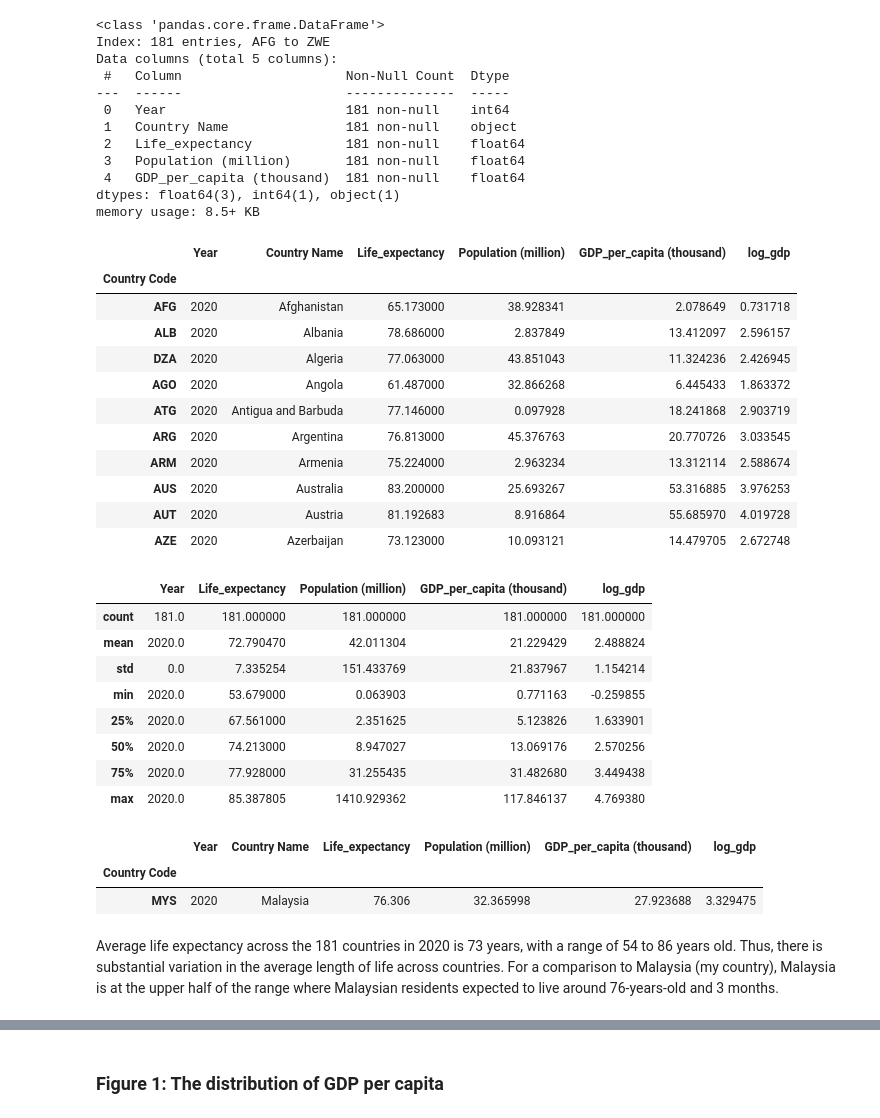
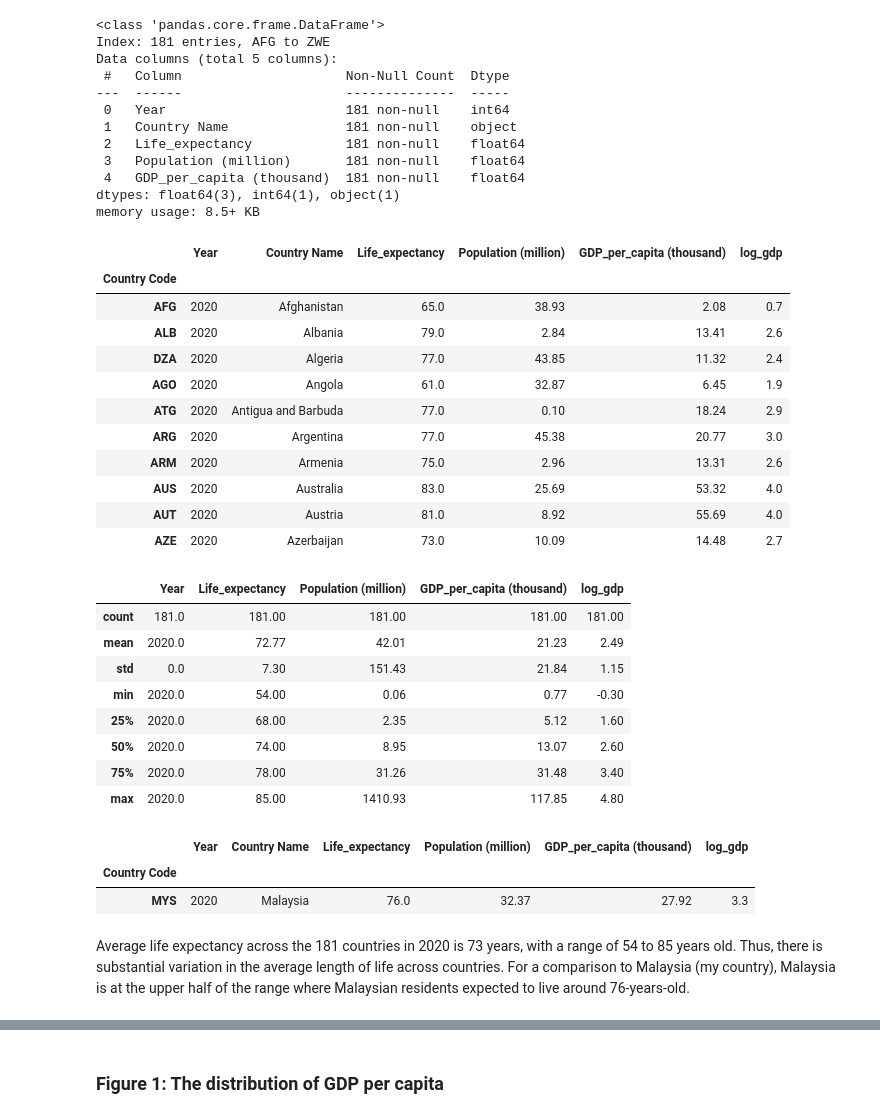
Before and after one commit to fazlanharun/Life-expectancy-and-income-Python, a Jupyter notebook: Life Expectancy and income.ipynb, the cells around one changed output, grey strips where cells are left out. Saved outputs shown, nothing was run; the diff lists cells and outputs as text; code cells hidden in the pictures.

```diff
--- a/Life Expectancy and income.ipynb
+++ b/Life Expectancy and income.ipynb
@@ -199,8 +199,9 @@ Population         0
 GDP_per_capita     0
 dtype: int64
 # %%
-data['Population (million)'] = data['Population']/1000000
-data['GDP_per_capita (thousand)'] = data['GDP_per_capita']/1000
+data['Population (million)'] = round(data['Population']/1000000,2)
+data['GDP_per_capita (thousand)'] = round(data['GDP_per_capita']/1000,2)
+data['Life_expectancy'] = round(data['Life_expectancy'],0)
 data.drop(columns=['GDP_per_capita','Population','Time Code'],inplace=True)
 data.set_index('Country Code',inplace = True)
 data.head()
@@ -242,44 +243,44 @@ dtypes: float64(3), int64(1), object(1)
 memory usage: 8.5+ KB
 # %%
 # Data transformed by taking the natural logarithm, differences in natural logs show percentage differences.
-df["log_gdp"] = np.log(df["GDP_per_capita (thousand)"])
+df["log_gdp"] = round(np.log(df["GDP_per_capita (thousand)"]),1)
 df.head(10)
 # %% [output]
 |  | Year | Country Name | Life_expectancy | Population (million) | GDP_per_capita (thousand) | log_gdp |
 | Country Code |  |  |  |  |  |  |
-| AFG | 2020 | Afghanistan | 65.173000 | 38.928341 | 2.078649 | 0.731718 |
-| ALB | 2020 | Albania | 78.686000 | 2.837849 | 13.412097 | 2.596157 |
-| DZA | 2020 | Algeria | 77.063000 | 43.851043 | 11.324236 | 2.426945 |
-| AGO | 2020 | Angola | 61.487000 | 32.866268 | 6.445433 | 1.863372 |
-| ATG | 2020 | Antigua and Barbuda | 77.146000 | 0.097928 | 18.241868 | 2.903719 |
-| ARG | 2020 | Argentina | 76.813000 | 45.376763 | 20.770726 | 3.033545 |
-| ARM | 2020 | Armenia | 75.224000 | 2.963234 | 13.312114 | 2.588674 |
-| AUS | 2020 | Australia | 83.200000 | 25.693267 | 53.316885 | 3.976253 |
-| AUT | 2020 | Austria | 81.192683 | 8.916864 | 55.685970 | 4.019728 |
-| AZE | 2020 | Azerbaijan | 73.123000 | 10.093121 | 14.479705 | 2.672748 |
+| AFG | 2020 | Afghanistan | 65.0 | 38.93 | 2.08 | 0.7 |
+| ALB | 2020 | Albania | 79.0 | 2.84 | 13.41 | 2.6 |
+| DZA | 2020 | Algeria | 77.0 | 43.85 | 11.32 | 2.4 |
+| AGO | 2020 | Angola | 61.0 | 32.87 | 6.45 | 1.9 |
+| ATG | 2020 | Antigua and Barbuda | 77.0 | 0.10 | 18.24 | 2.9 |
+| ARG | 2020 | Argentina | 77.0 | 45.38 | 20.77 | 3.0 |
+| ARM | 2020 | Armenia | 75.0 | 2.96 | 13.31 | 2.6 |
+| AUS | 2020 | Australia | 83.0 | 25.69 | 53.32 | 4.0 |
+| AUT | 2020 | Austria | 81.0 | 8.92 | 55.69 | 4.0 |
+| AZE | 2020 | Azerbaijan | 73.0 | 10.09 | 14.48 | 2.7 |
 # %%
 #let see descriptive statistics of the dataset
 
-df.describe()
+round(df.describe(),2)
 # %% [output]
 |  | Year | Life_expectancy | Population (million) | GDP_per_capita (thousand) | log_gdp |
-| count | 181.0 | 181.000000 | 181.000000 | 181.000000 | 181.000000 |
-| mean | 2020.0 | 72.790470 | 42.011304 | 21.229429 | 2.488824 |
-| std | 0.0 | 7.335254 | 151.433769 | 21.837967 | 1.154214 |
-| min | 2020.0 | 53.679000 | 0.063903 | 0.771163 | -0.259855 |
-| 25% | 2020.0 | 67.561000 | 2.351625 | 5.123826 | 1.633901 |
-| 50% | 2020.0 | 74.213000 | 8.947027 | 13.069176 | 2.570256 |
-| 75% | 2020.0 | 77.928000 | 31.255435 | 31.482680 | 3.449438 |
-| max | 2020.0 | 85.387805 | 1410.929362 | 117.846137 | 4.769380 |
+| count | 181.0 | 181.00 | 181.00 | 181.00 | 181.00 |
+| mean | 2020.0 | 72.77 | 42.01 | 21.23 | 2.49 |
+| std | 0.0 | 7.30 | 151.43 | 21.84 | 1.15 |
+| min | 2020.0 | 54.00 | 0.06 | 0.77 | -0.30 |
+| 25% | 2020.0 | 68.00 | 2.35 | 5.12 | 1.60 |
+| 50% | 2020.0 | 74.00 | 8.95 | 13.07 | 2.60 |
+| 75% | 2020.0 | 78.00 | 31.26 | 31.48 | 3.40 |
+| max | 2020.0 | 85.00 | 1410.93 | 117.85 | 4.80 |
 # %%
 life_expectancy_Malaysia2020 = df[(df['Country Name'] == 'Malaysia')]
 life_expectancy_Malaysia2020
 # %% [output]
 |  | Year | Country Name | Life_expectancy | Population (million) | GDP_per_capita (thousand) | log_gdp |
 | Country Code |  |  |  |  |  |  |
-| MYS | 2020 | Malaysia | 76.306 | 32.365998 | 27.923688 | 3.329475 |
+| MYS | 2020 | Malaysia | 76.0 | 32.37 | 27.92 | 3.3 |
 # %% [markdown]
-Average life expectancy across the 181 countries in 2020 is 73 years, with a range of 54 to 86 years old. Thus, there is substantial variation in the average length of life across countries. For a comparison to Malaysia (my country), Malaysia is at the upper half of the range where Malaysian residents expected to live around 76-years-old and 3 months.
+Average life expectancy across the 181 countries in 2020 is 73 years, with a range of 54 to 85 years old. Thus, there is substantial variation in the average length of life across countries. For a comparison to Malaysia (my country), Malaysia is at the upper half of the range where Malaysian residents expected to live around 76-years-old.
 # %%
 sorted_by_life_expectancy = df.sort_values(by=['Life_expectancy'])
 
```
Also changed, not shown: parts of 13 cells of this notebook.
